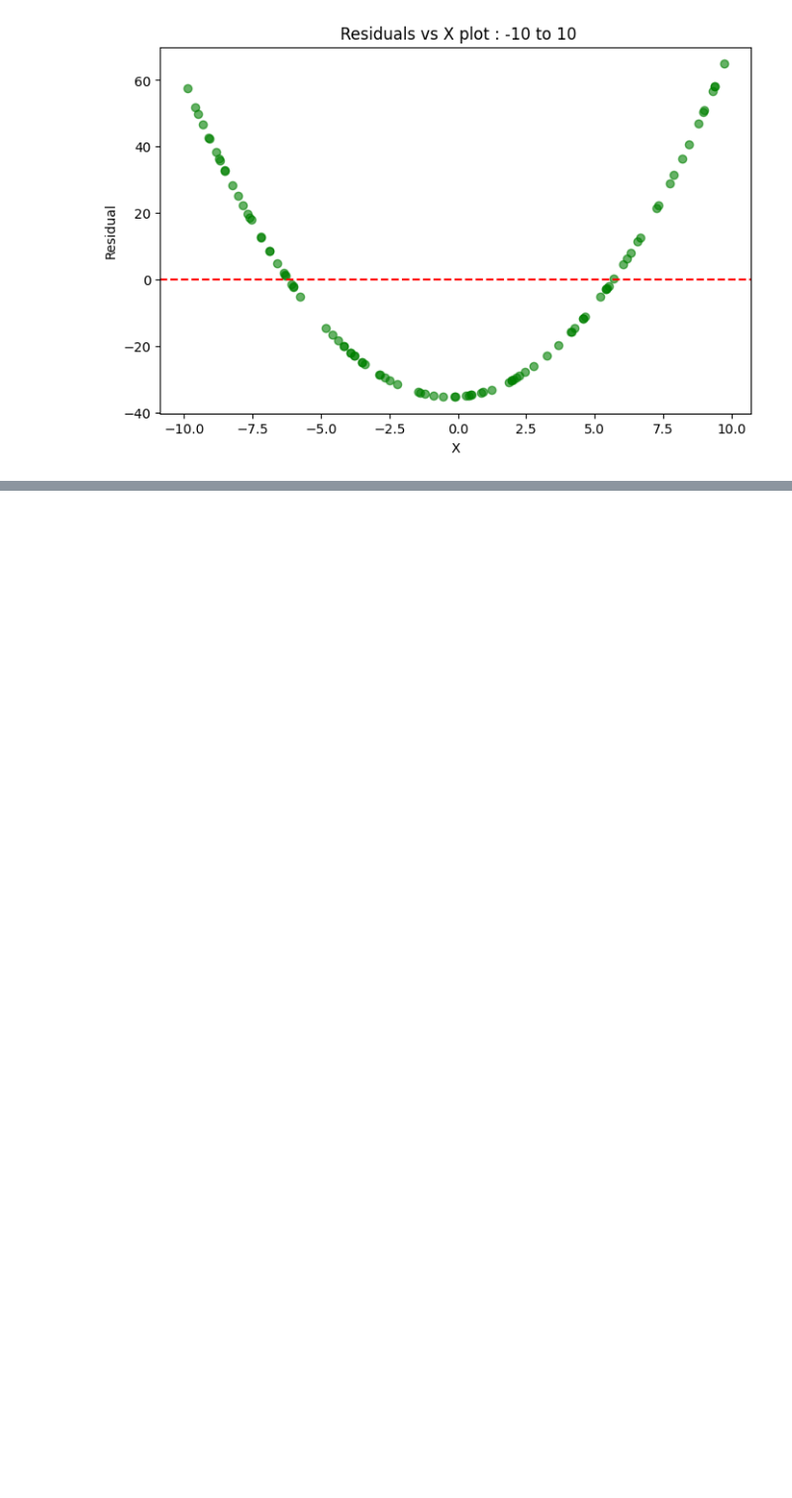
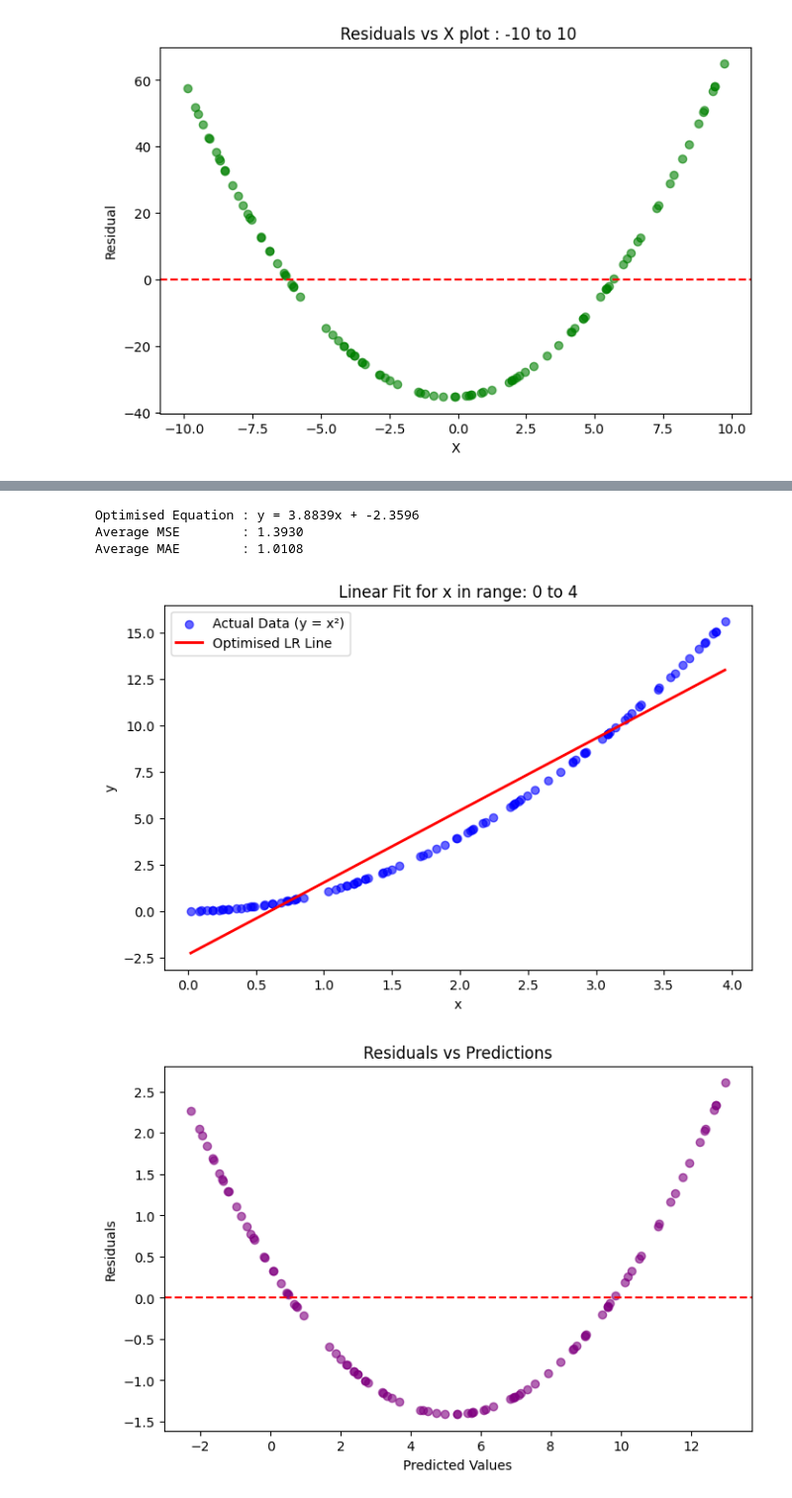
Before and after one commit to AyushDevadiga1/Machine-Learning, a Jupyter notebook: linear-regression/UnderstandingRegression.ipynb, the cells around one changed output, grey strips where cells are left out. Shown at 99% size. Cells and saved outputs as stored; diff of their text form; code cells hidden in the pictures; blank space fills up the shorter version.

```diff
--- a/linear-regression/UnderstandingRegression.ipynb
+++ b/linear-regression/UnderstandingRegression.ipynb
@@ -385,0 +402,15 @@ Average MAE        : 25.2768
+# %%
+# Experiment 3
+model = GDR(m=0.0, b=0.0, learning_rate=0.01, epochs=1000, lower_limit=0, upper_limit=4)
+
+model.fit()
+model.get_metrics()
+model.plot_fit()
+model.plot_residuals_vs_prediction()
+model.plot_residuals_vs_x()
+# %% [output]
+Optimised Equation : y = 3.8839x + -2.3596
+Average MSE        : 1.3930
+Average MAE        : 1.0108
+[figure, added]
+[figure, added]
```
Also changed, not shown: parts of 4 cells of this notebook.
